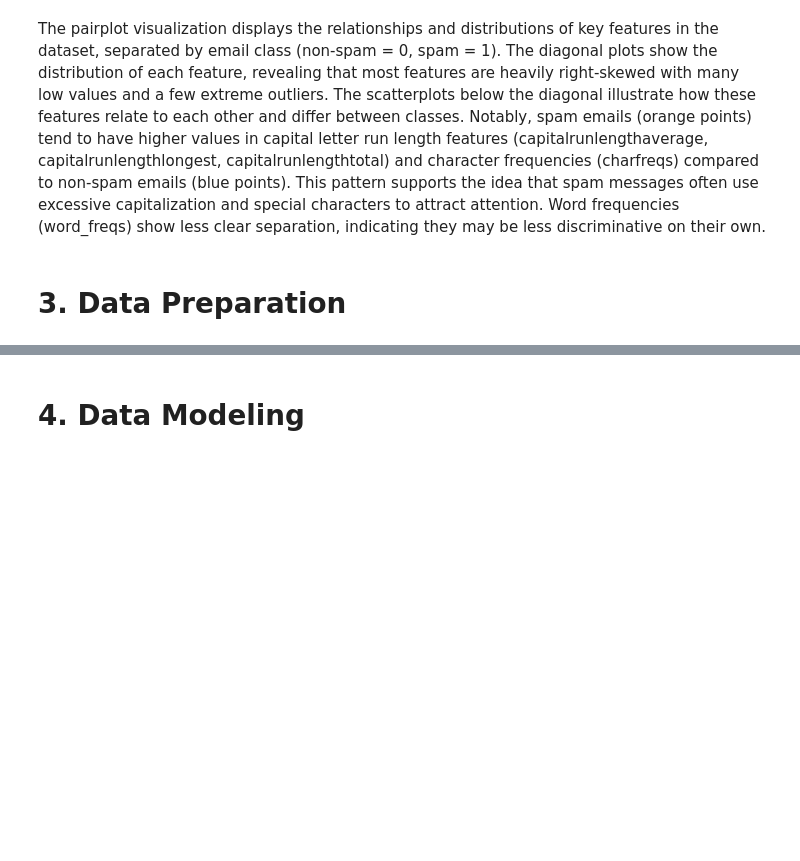
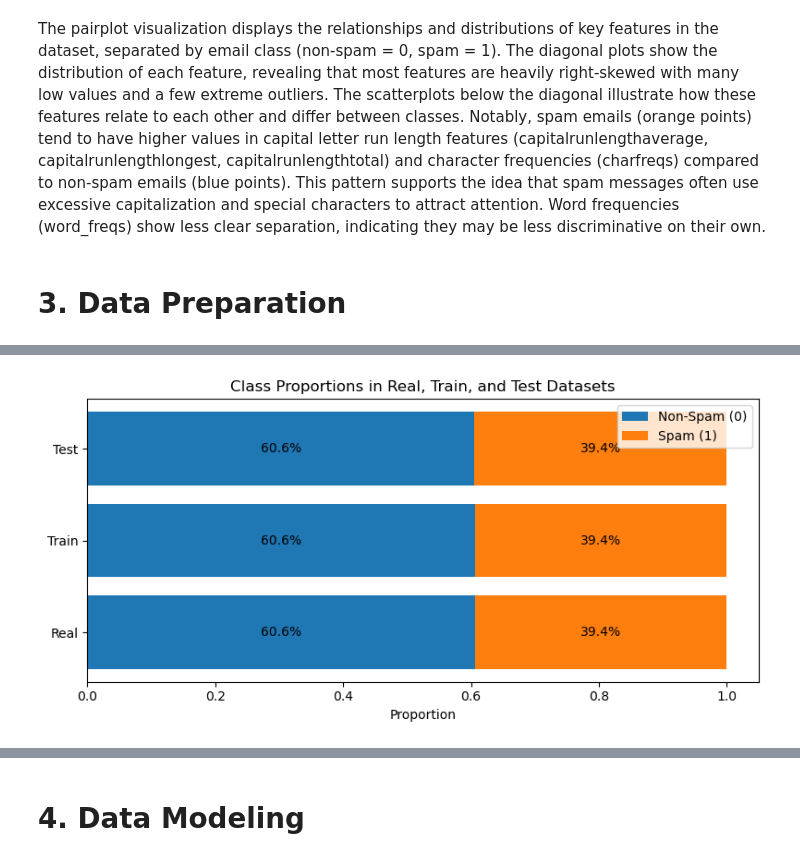
Before and after one commit to hansdarmawann/spambase-lgbm, a Jupyter notebook: spb_hd.ipynb, the cells around one changed output, grey strips where cells are left out. Drawn from its saved outputs; the diff is of its cells as text; code cells hidden in the pictures; blank space fills up the shorter version.

```diff
--- a/spb_hd.ipynb
+++ b/spb_hd.ipynb
@@ -317,0 +319,11 @@ The pairplot visualization displays the relationships and distributions of key f
+# %%
+from sklearn.model_selection import train_test_split
+
+X = df.drop(columns=['Class'])
+y = df['Class']
+
+# Perform train-test split with default parameters and stratification
+X_train, X_test, y_train, y_test = train_test_split(
+    X, y,
+    stratify=y  # preserve class distribution
+)
@@ -317,0 +336,36 @@ The pairplot visualization displays the relationships and distributions of key f
+# %%
+# Calculate class proportions for real, train, and test datasets
+def get_class_proportions(labels):
+    counts = labels.value_counts(normalize=True).sort_index()
+    return counts.values
+
+real_props = get_class_proportions(y)
+train_props = get_class_proportions(y_train)
+test_props = get_class_proportions(y_test)
+
+# Labels and data - sorted as requested
+datasets = ['Real', 'Train', 'Test']  # Sorted order
+class_labels = ['Non-Spam (0)', 'Spam (1)']
+
+# Data for stacked bar chart, matching the sorted order
+non_spam = [real_props[0], train_props[0], test_props[0]]
+spam = [real_props[1], train_props[1], test_props[1]]
+
+# Plot horizontal stacked bar chart
+fig, ax = plt.subplots(figsize=(8, 4))
+
+ax.barh(datasets, non_spam, label='Non-Spam (0)')
+ax.barh(datasets, spam, left=non_spam, label='Spam (1)')
+
+# Add percentages inside bars
+for i in range(len(datasets)):
+    ax.text(non_spam[i]/2, i, f"{non_spam[i]*100:.1f}%", va='center', ha='center', color='black', fontsize=10)
+    ax.text(non_spam[i] + spam[i]/2, i, f"{spam[i]*100:.1f}%", va='center', ha='center', color='black', fontsize=10)
+
+ax.set_xlabel('Proportion')
+ax.set_title('Class Proportions in Real, Train, and Test Datasets')
+ax.legend(loc='upper right')
+plt.tight_layout()
+plt.show()
+# %% [output]
+[figure, added]
```
Also changed, not shown: parts of 7 cells of this notebook.
